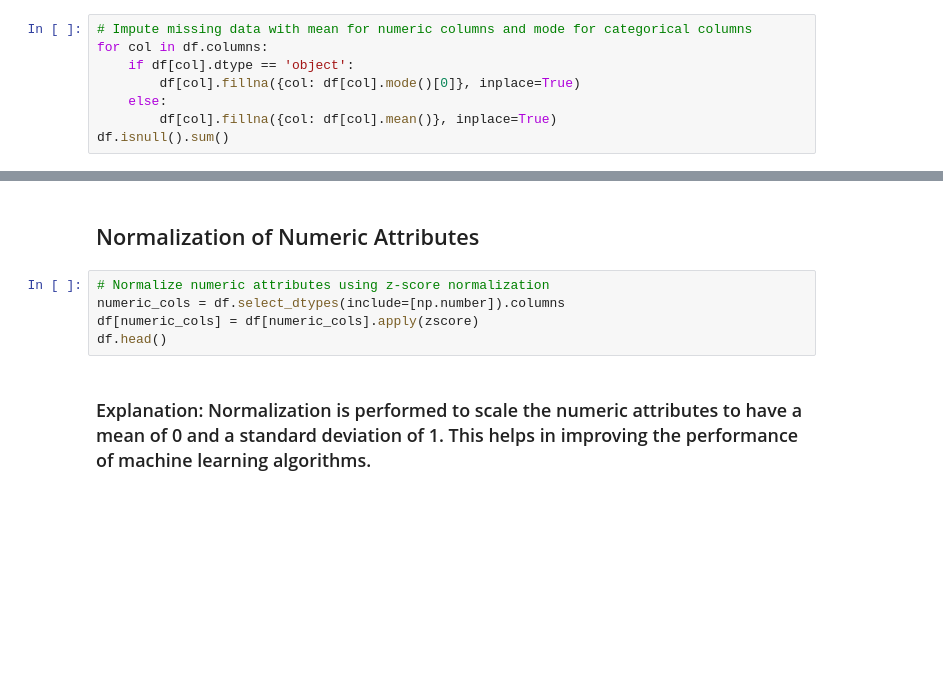
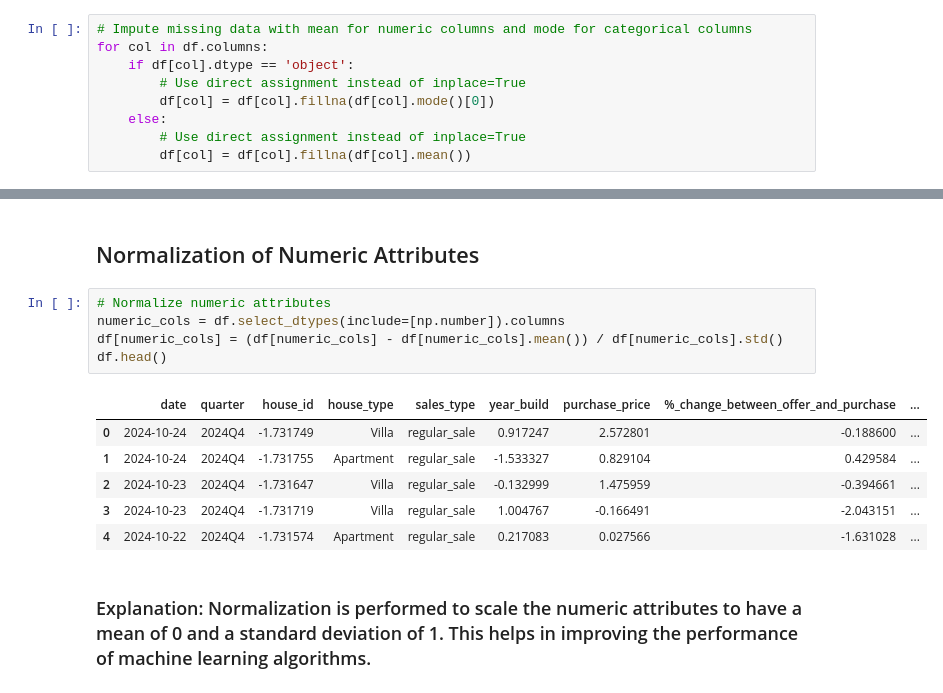
Before and after one commit to shrikant131/FeatureEngineering, a Jupyter notebook: feature_engineering.ipynb, the cells around one changed output, grey strips where cells are left out. Saved outputs shown, nothing was run; the diff lists cells and outputs as text; blank space fills up the shorter version.

```diff
--- a/feature_engineering.ipynb
+++ b/feature_engineering.ipynb
@@ -29,7 +39,8 @@ missing_data[missing_data > 0]
 # Impute missing data with mean for numeric columns and mode for categorical columns
 for col in df.columns:
     if df[col].dtype == 'object':
-        df[col].fillna({col: df[col].mode()[0]}, inplace=True)
+        # Use direct assignment instead of inplace=True
+        df[col] = df[col].fillna(df[col].mode()[0])
     else:
-        df[col].fillna({col: df[col].mean()}, inplace=True)
-df.isnull().sum()
+        # Use direct assignment instead of inplace=True
+        df[col] = df[col].fillna(df[col].mean())
@@ -36,10 +78,17 @@ df.isnull().sum()
 # %% [markdown]
 ## Normalization of Numeric Attributes
 # %%
-# Normalize numeric attributes using z-score normalization
+# Normalize numeric attributes
 numeric_cols = df.select_dtypes(include=[np.number]).columns
-df[numeric_cols] = df[numeric_cols].apply(zscore)
+df[numeric_cols] = (df[numeric_cols] - df[numeric_cols].mean()) / df[numeric_cols].std()
 df.head()
+# %% [output]
+|  | date | quarter | house_id | house_type | sales_type | year_build | purchase_price | %_change_between_offer_and_purchase | ... |
+| 0 | 2024-10-24 | 2024Q4 | -1.731749 | Villa | regular_sale | 0.917247 | 2.572801 | -0.188600 | ... |
+| 1 | 2024-10-24 | 2024Q4 | -1.731755 | Apartment | regular_sale | -1.533327 | 0.829104 | 0.429584 | ... |
+| 2 | 2024-10-23 | 2024Q4 | -1.731647 | Villa | regular_sale | -0.132999 | 1.475959 | -0.394661 | ... |
+| 3 | 2024-10-23 | 2024Q4 | -1.731719 | Villa | regular_sale | 1.004767 | -0.166491 | -2.043151 | ... |
+| 4 | 2024-10-22 | 2024Q4 | -1.731574 | Apartment | regular_sale | 0.217083 | 0.027566 | -1.631028 | ... |
 # %% [markdown]
 ### Explanation: Normalization is performed to scale the numeric attributes to have a mean of 0 and a standard deviation of 1. This helps in improving the performance of machine learning algorithms.
 # %% [markdown]
```
Also changed, not shown: parts of 22 cells of this notebook.
